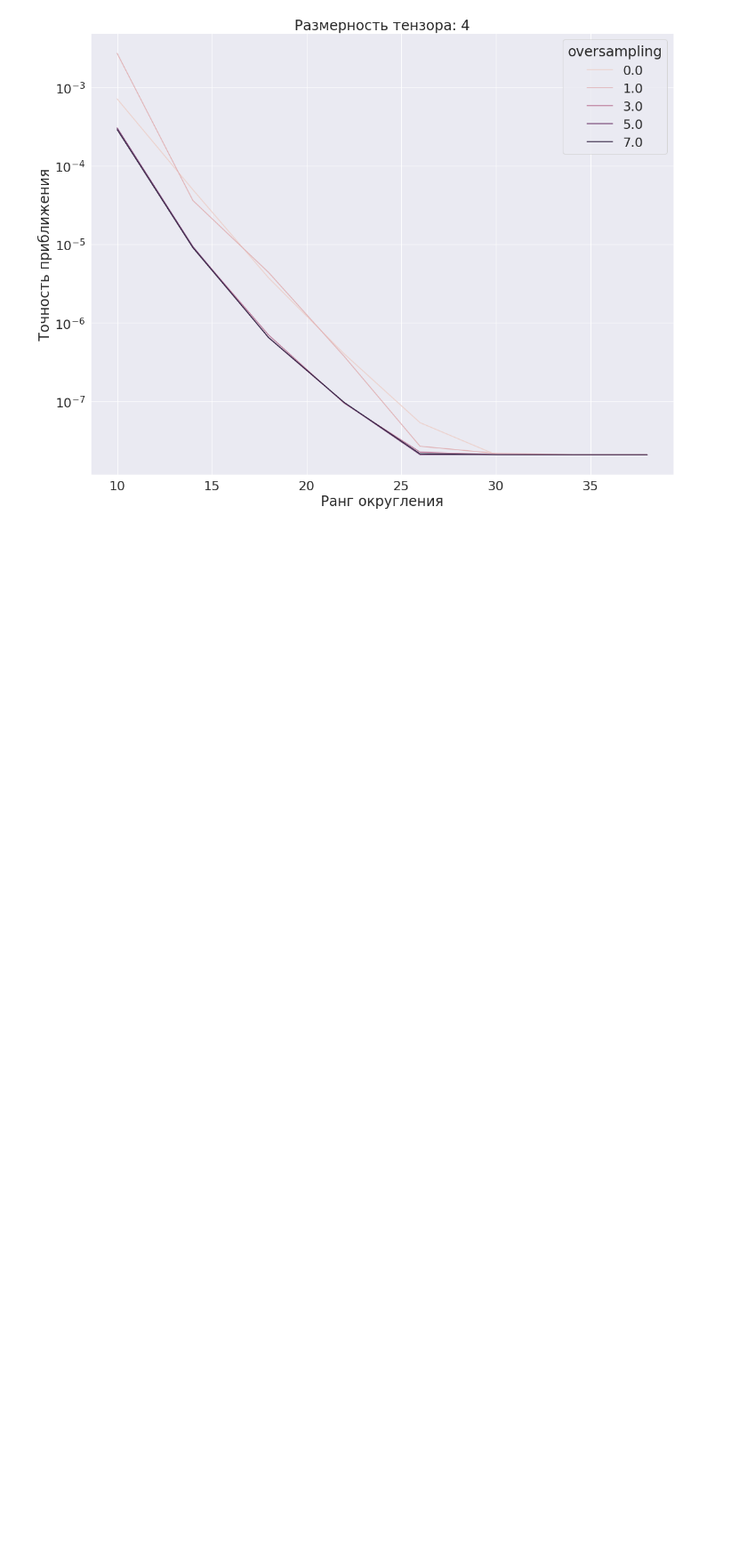
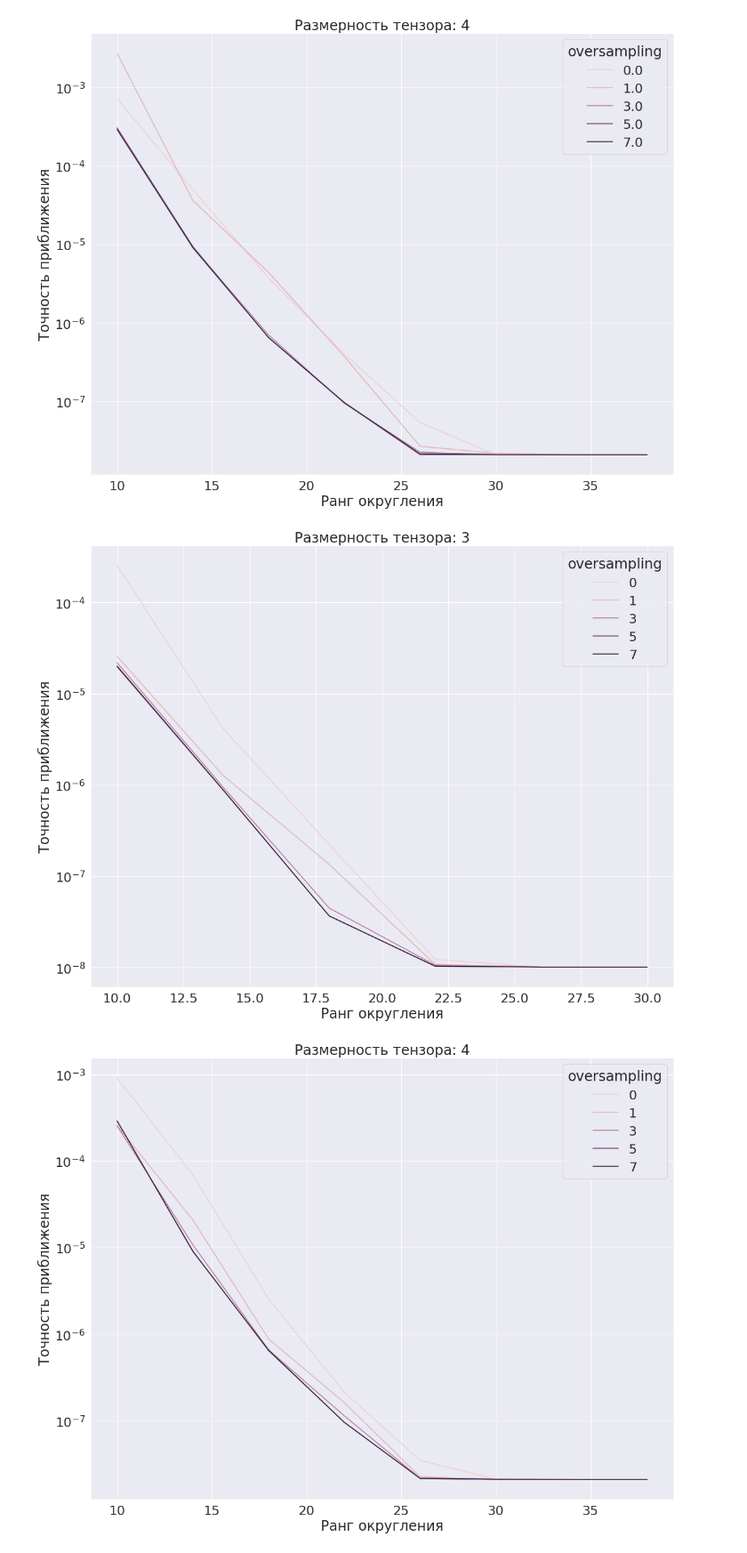
Before and after one commit to divanik/Nystrom_TT_rounding_and_convolution, a Jupyter notebook: graphics/experiment2b.ipynb, the cells around one changed output. Shown at 89% size. Saved outputs shown, nothing was run; the diff lists cells and outputs as text; code cells hidden in the pictures; blank space fills up the shorter version.

```diff
--- a/graphics/experiment2b.ipynb
+++ b/graphics/experiment2b.ipynb
@@ -110,3 +111,19 @@ for dimension in [3, 4]:
 # %% [output]
 [figure]
 [figure]
+# %%
+df = pd.read_csv(f'{repo_path}/data/experiment2/RTO_oversampling_dependence_conv.csv')
+for dimension in [3, 4]:
+    sel_df = df[df["dimension"] == dimension]
+    sns.set(font_scale=2)
+    fig, ax = plt.subplots()
+    fig.set_size_inches((18, 14))
+    sns.lineplot(data=sel_df, x = 'rank', y = 'precision', ax = ax, hue="oversampling")
+    ax.set_title(f"Размерность тензора: {dimension}")
+    ax.set_yscale('log')
+    ax.set_xlabel('Ранг округления')
+    ax.set_ylabel('Точность приближения')
+    plt.show()
+# %% [output]
+[figure, added]
+[figure, added]
```
Also changed, not shown: parts of 1 cell of this notebook, 7 other files.
